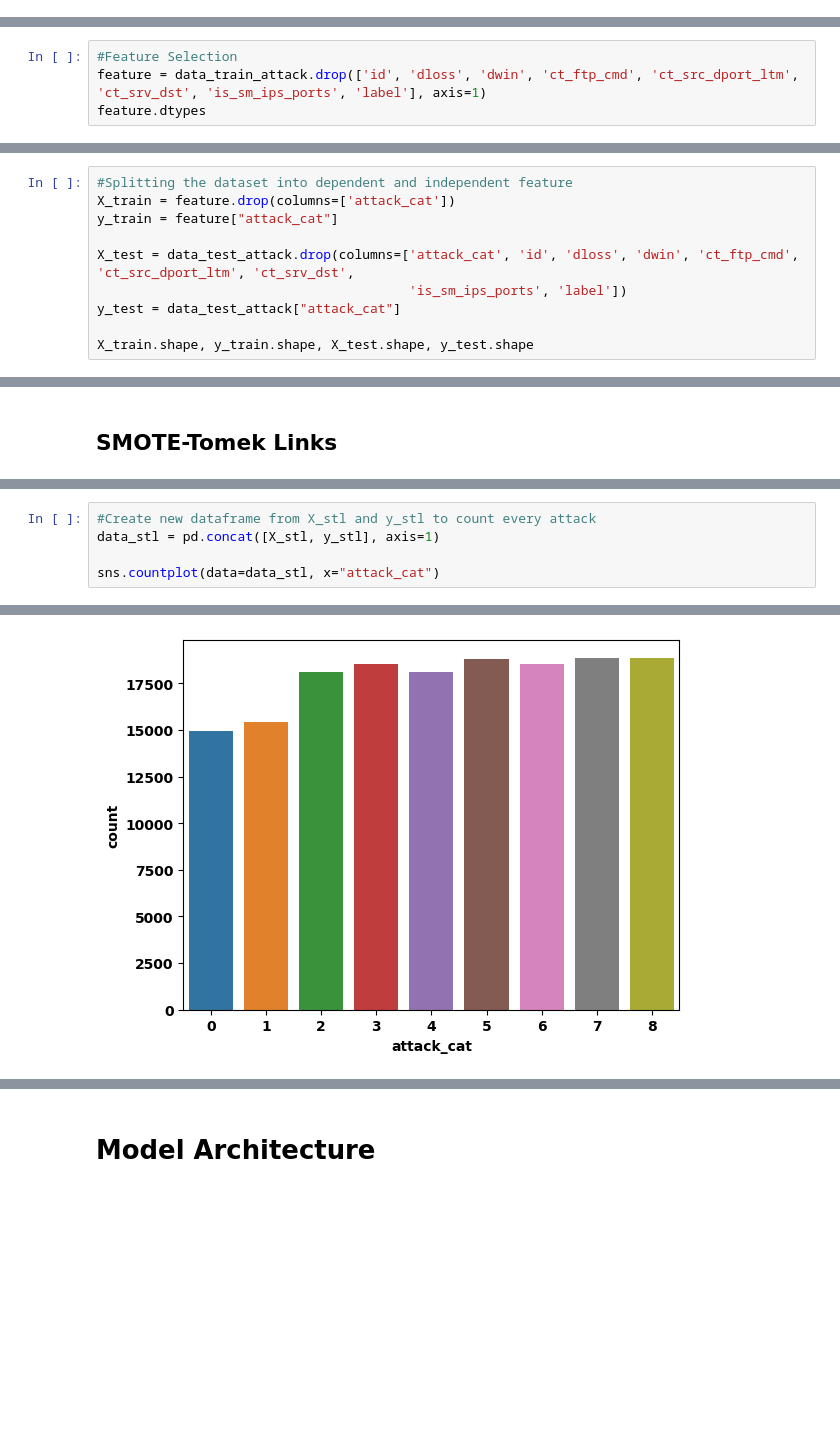
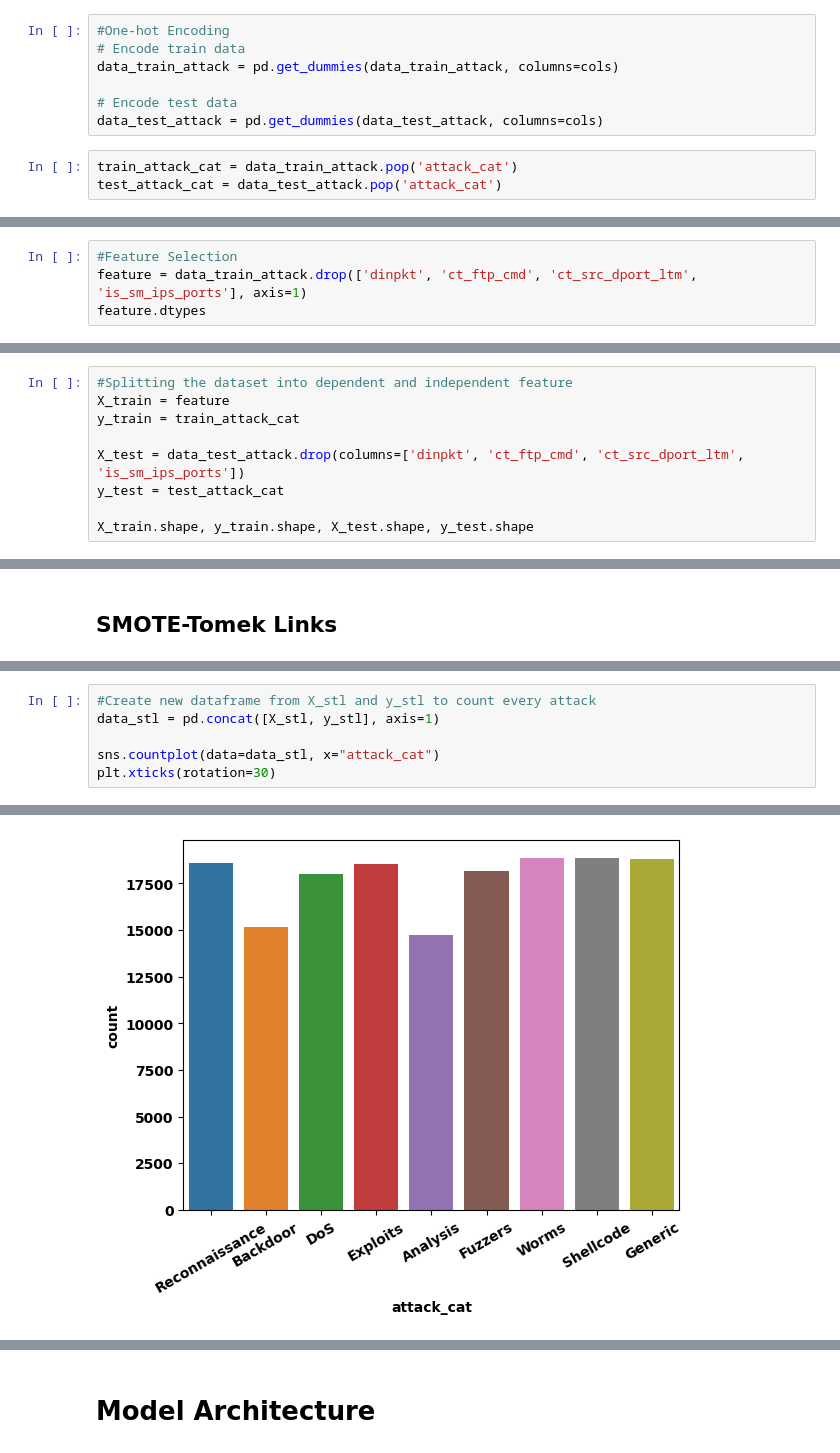
Before and after one commit to rajasa13/Data-Science, a Jupyter notebook: Notebook/UNSW-NB15/cnn_unswnb15.ipynb, the cells around one changed output, grey strips where cells are left out. Saved outputs shown, nothing was run; the diff lists cells and outputs as text; blank space fills up the shorter version.

Commit message:
add one hot encoding

```diff
--- a/Notebook/UNSW-NB15/cnn_unswnb15.ipynb
+++ b/Notebook/UNSW-NB15/cnn_unswnb15.ipynb
@@ -113,3 +71,13 @@ dtype: object
+# %%
+#One-hot Encoding
+# Encode train data
+data_train_attack = pd.get_dummies(data_train_attack, columns=cols)
+
+# Encode test data
+data_test_attack = pd.get_dummies(data_test_attack, columns=cols)
+# %%
+train_attack_cat = data_train_attack.pop('attack_cat')
+test_attack_cat = data_test_attack.pop('attack_cat')
 # %% [markdown]
 ## Normalization
 # %%
@@ -149,5 +104,5 @@ plt.show()
 # %%
 #Feature Selection
-feature = data_train_attack.drop(['id', 'dloss', 'dwin', 'ct_ftp_cmd', 'ct_src_dport_ltm', 'ct_srv_dst', 'is_sm_ips_ports', 'label'], axis=1)
+feature = data_train_attack.drop(['dinpkt', 'ct_ftp_cmd', 'ct_src_dport_ltm', 'is_sm_ips_ports'], axis=1)
 feature.dtypes
 # %% [output]
@@ -180,12 +128,11 @@ plt.show()
 # Balancing Data
 # %%
 #Splitting the dataset into dependent and independent feature
-X_train = feature.drop(columns=['attack_cat'])
-y_train = feature["attack_cat"]
+X_train = feature
+y_train = train_attack_cat
 
-X_test = data_test_attack.drop(columns=['attack_cat', 'id', 'dloss', 'dwin', 'ct_ftp_cmd', 'ct_src_dport_ltm', 'ct_srv_dst',
-                                        'is_sm_ips_ports', 'label'])
-y_test = data_test_attack["attack_cat"]
+X_test = data_test_attack.drop(columns=['dinpkt', 'ct_ftp_cmd', 'ct_src_dport_ltm', 'is_sm_ips_ports'])
+y_test = test_attack_cat
 
 X_train.shape, y_train.shape, X_test.shape, y_test.shape
 # %% [output]
@@ -207,4 +154,5 @@ X_stl.shape, y_stl.shape
 data_stl = pd.concat([X_stl, y_stl], axis=1)
 
 sns.countplot(data=data_stl, x="attack_cat")
+plt.xticks(rotation=30)
 # %% [output]
@@ -212,4 +169,4 @@ sns.countplot(data=data_stl, x="attack_cat")
-[figure, old version]
+[figure, new version]
 # %%
 #data_stl.drop_duplicates(inplace=True)
 print(data_stl.value_counts('attack_cat'))
```
Also changed, not shown: parts of 16 cells of this notebook.
